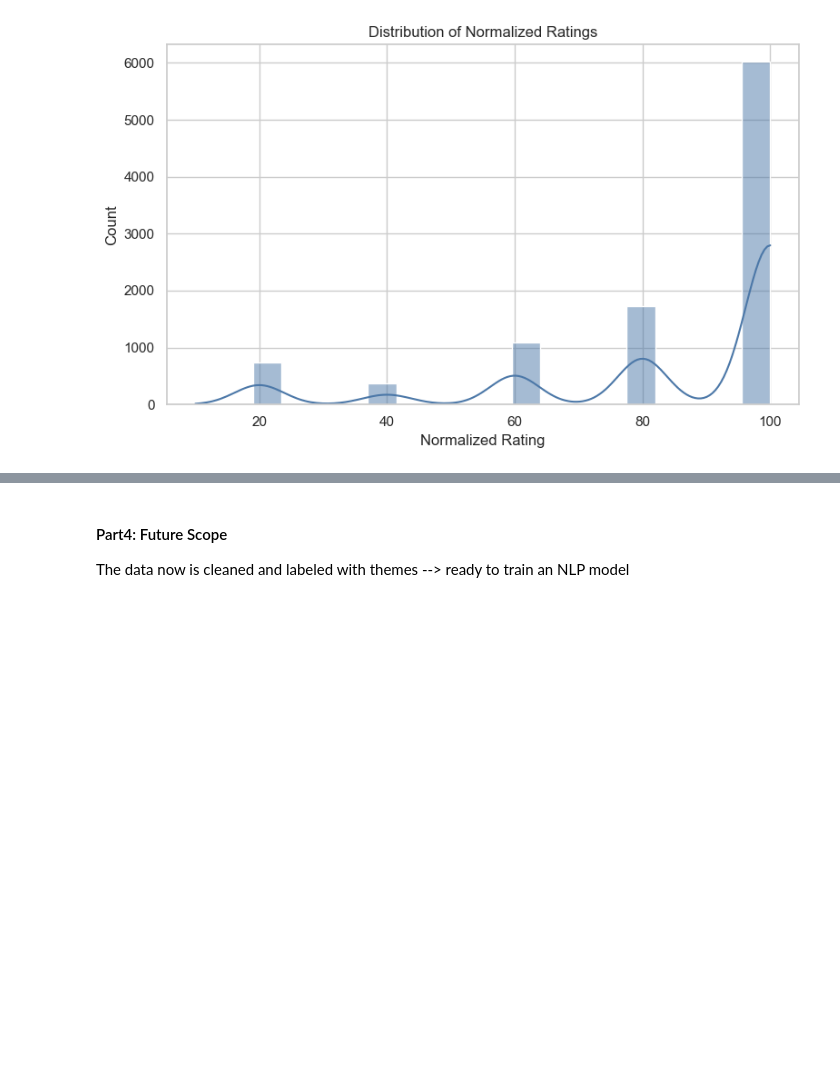
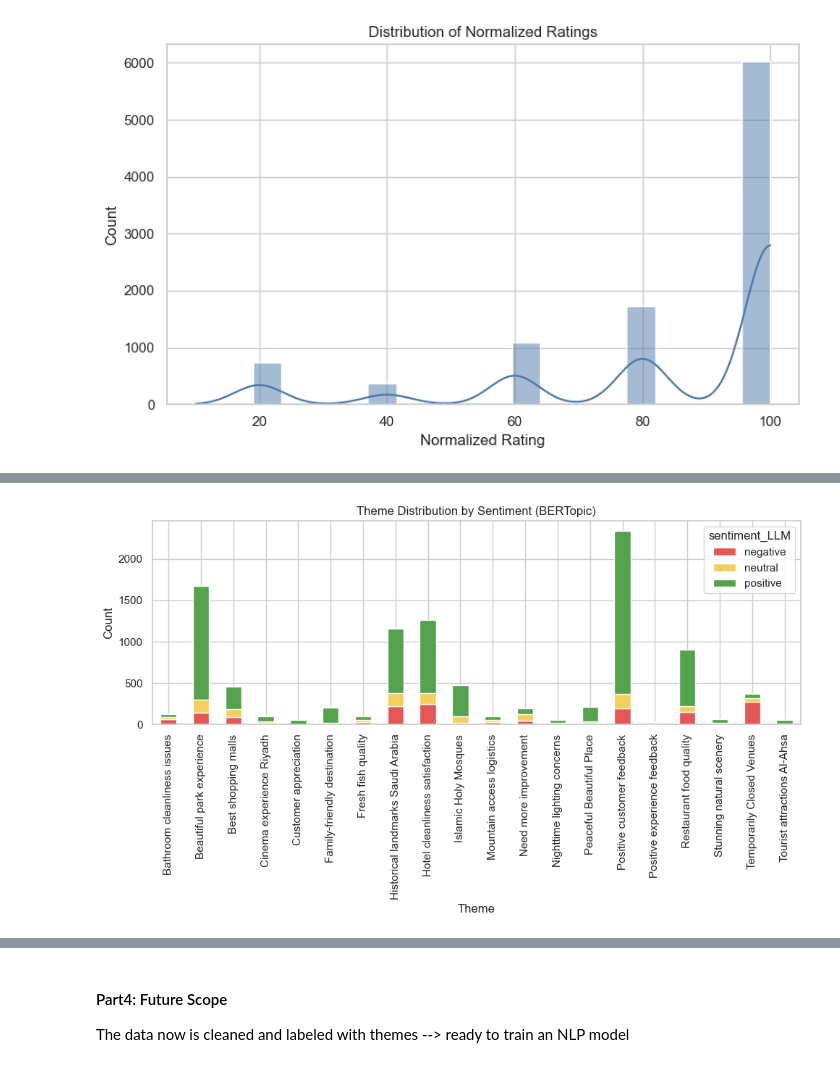
Before and after one commit to jadkrisht98/NLP_Project, a Jupyter notebook: Final_Notebook.ipynb, the cells around one changed output, grey strips where cells are left out. Saved outputs shown, nothing was run; the diff lists cells and outputs as text; code cells hidden in the pictures; blank space fills up the shorter version.

```diff
--- a/Final_Notebook.ipynb
+++ b/Final_Notebook.ipynb
@@ -1235,0 +1236,14 @@ plt.show()
+# %%
+#Distribution of themes (BERTopic) VS Sentiment
+plt.figure(figsize=(10, 6))
+theme_sent = pd.crosstab(final_df['theme_BERT'], final_df['sentiment_LLM'])
+sentiment_order = [c for c in ['negative', 'neutral', 'positive'] if c in theme_sent.columns]
+theme_sent = theme_sent[sentiment_order]
+theme_sent.plot(kind='bar', stacked=True, color=[sentiment_colors[c] for c in theme_sent.columns], ax=plt.gca())
+plt.title('Theme Distribution by Sentiment (BERTopic)')
+plt.xlabel('Theme')
+plt.ylabel('Count')
+plt.tight_layout()
+plt.show()
+# %% [output]
+[figure, added]
```
Also changed, not shown: parts of 3 cells of this notebook.
